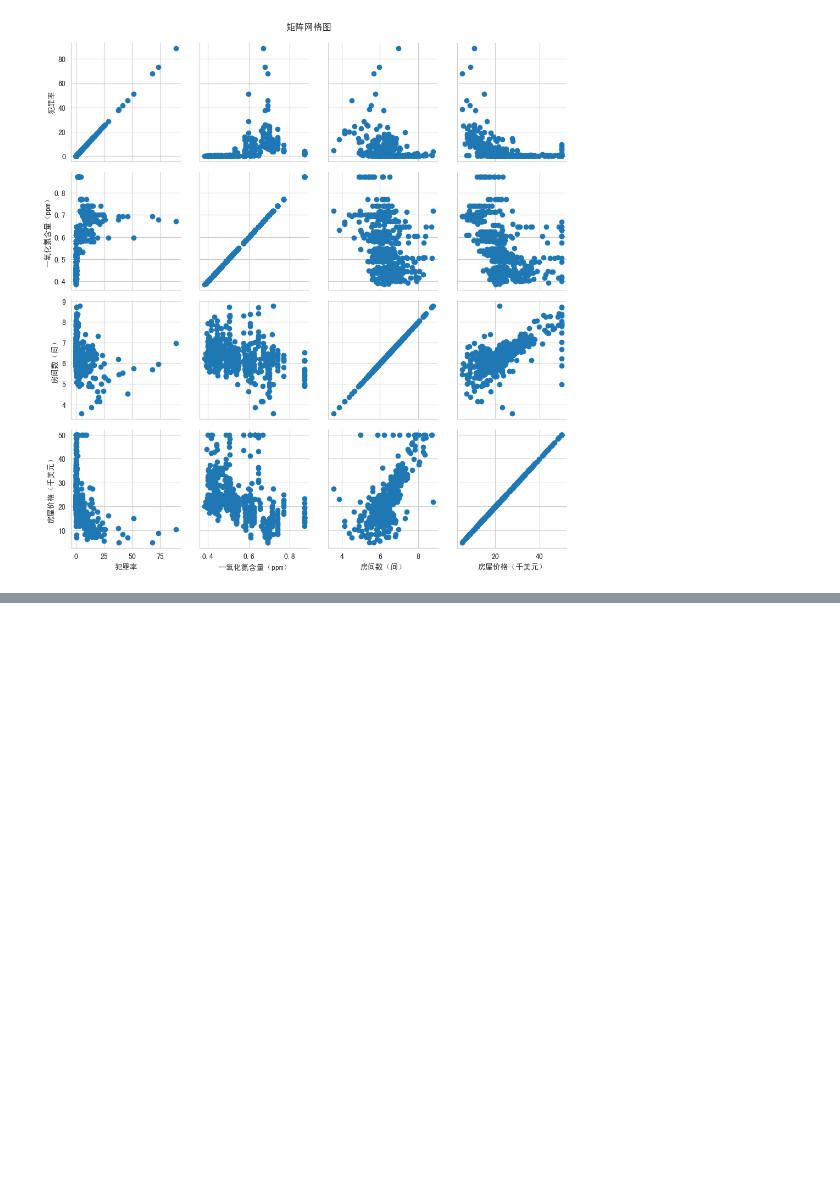
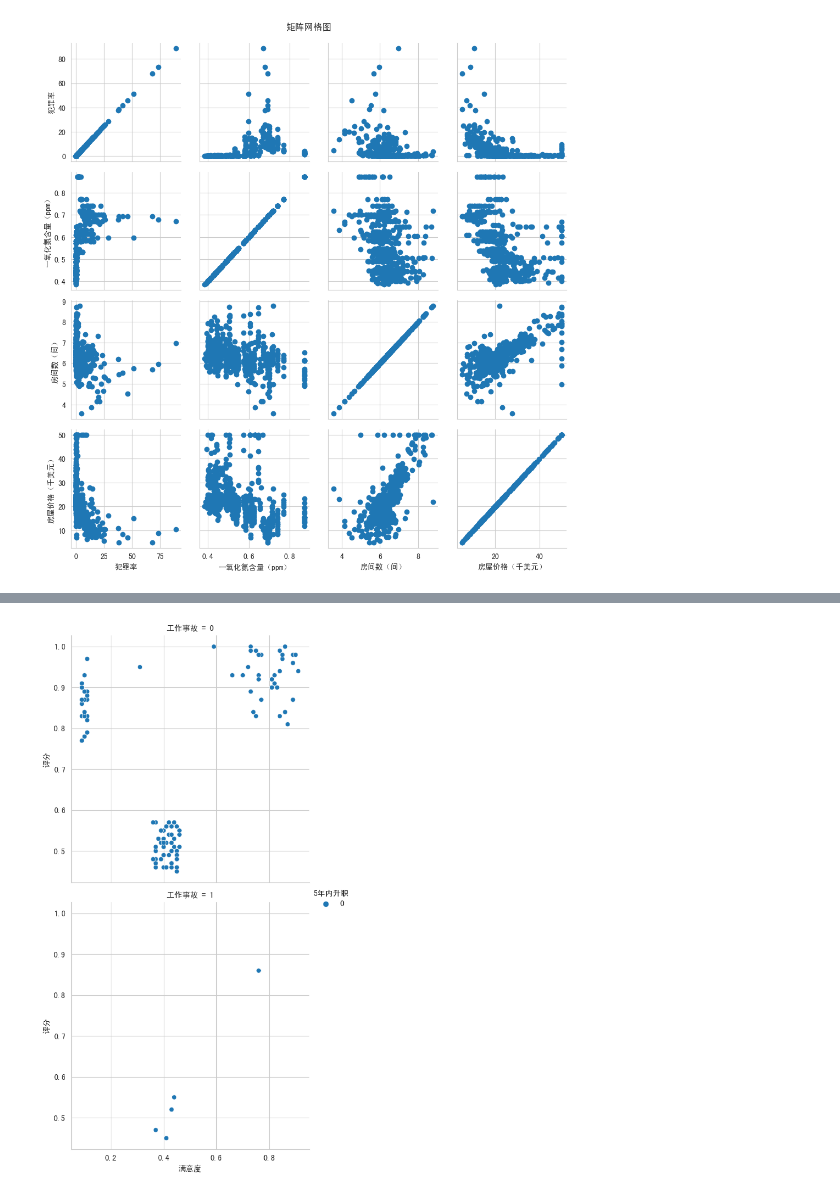
Before and after one commit to YcSaber/SchoolPyLesson1, a Jupyter notebook: data visualization/4/code/4-2.ipynb, the cells around one changed output, grey strips where cells are left out. Saved outputs shown, nothing was run; the diff lists cells and outputs as text; code cells hidden in the pictures; blank space fills up the shorter version.

```diff
--- a/data visualization/4/code/4-2.ipynb
+++ b/data visualization/4/code/4-2.ipynb
@@ -94,0 +119,5 @@ plt.show()
+# %%
+sns.relplot(x='满意度',y='评分',hue='5年内升职',col='工作事故',col_wrap=1,data=product)
+plt.show()
+# %% [output]
+[figure, added]
```
Also changed, not shown: parts of 10 cells of this notebook.
